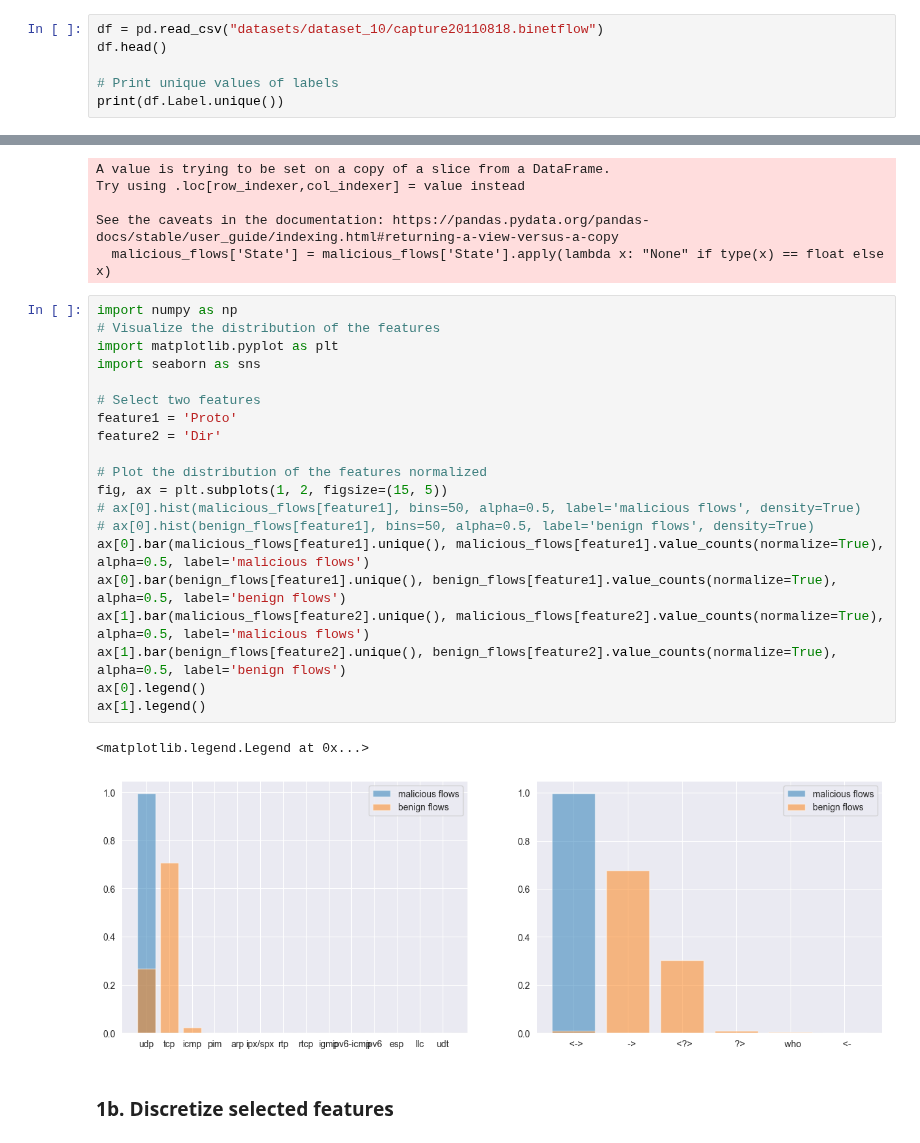
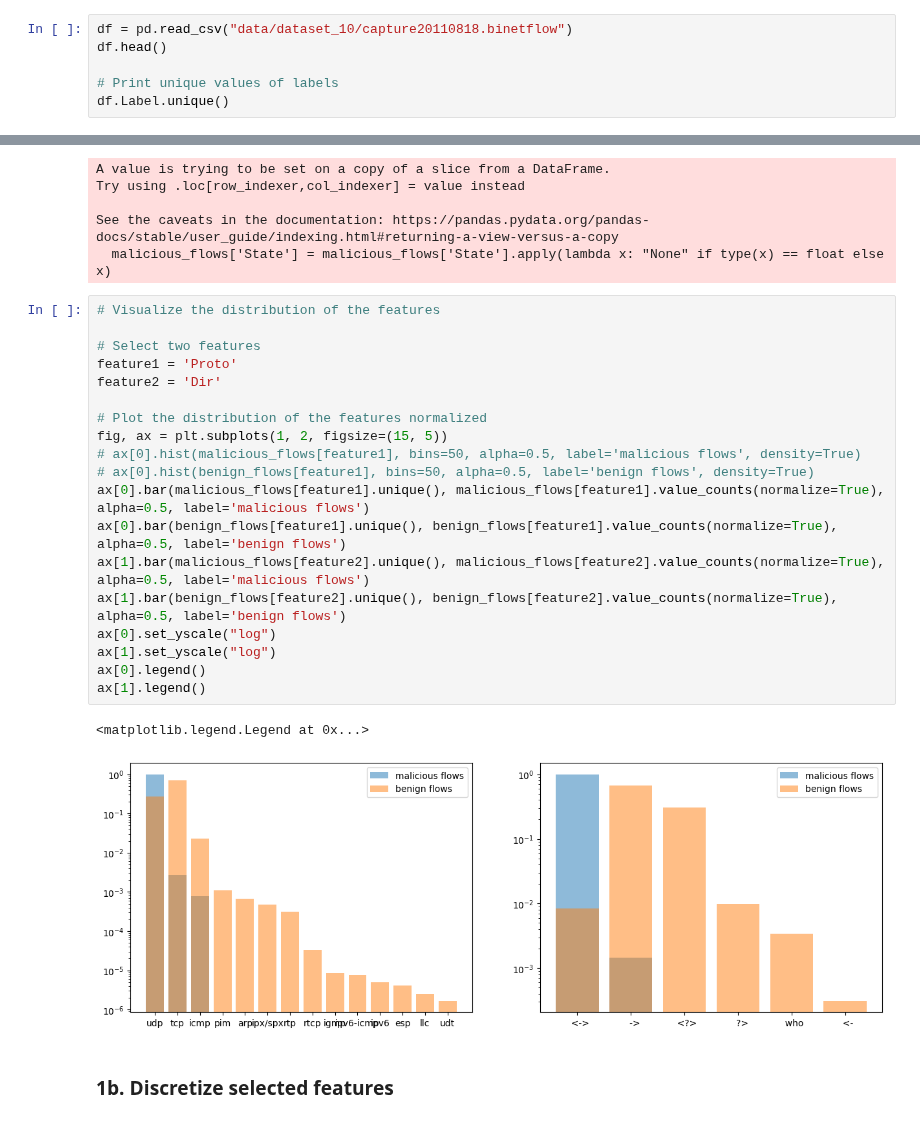
Before and after one commit to kbaran1998/CS4035-cyber-data, a Jupyter notebook: lab3/Lab3.ipynb, the cells around one changed output, grey strips where cells are left out. Cells and saved outputs as stored; diff of their text form.

```diff
--- a/lab3/Lab3.ipynb
+++ b/lab3/Lab3.ipynb
@@ -42,9 +44,9 @@ FileNotFoundError: [Errno 2] No such file or directory: 'Lab1.ipynb'
 # %% [markdown]
 ### 1a. Plot visualizations - Select and visualize two features for modeling the behavior of the infected host.
 # %%
-df = pd.read_csv("datasets/dataset_10/capture20110818.binetflow")
+df = pd.read_csv("data/dataset_10/capture20110818.binetflow")
 df.head()
 
 # Print unique values of labels
-print(df.Label.unique())
+df.Label.unique()
 # %% [output]
@@ -211,27 +229,26 @@ Try using .loc[row_indexer,col_indexer] = value instead
 See the caveats in the documentation: https://pandas.pydata.org/pandas-docs/stable/user_guide/indexing.html#returning-a-view-versus-a-copy
   malicious_flows['State'] = malicious_flows['State'].apply(lambda x: "None" if type(x) == float else x)
 # %%
-import numpy as np
 # Visualize the distribution of the features
-import matplotlib.pyplot as plt
-import seaborn as sns
 
 # Select two features
 feature1 = 'Proto'
 feature2 = 'Dir'
 
 # Plot the distribution of the features normalized
 fig, ax = plt.subplots(1, 2, figsize=(15, 5))
 # ax[0].hist(malicious_flows[feature1], bins=50, alpha=0.5, label='malicious flows', density=True)
 # ax[0].hist(benign_flows[feature1], bins=50, alpha=0.5, label='benign flows', density=True)
 ax[0].bar(malicious_flows[feature1].unique(), malicious_flows[feature1].value_counts(normalize=True), alpha=0.5, label='malicious flows')
 ax[0].bar(benign_flows[feature1].unique(), benign_flows[feature1].value_counts(normalize=True), alpha=0.5, label='benign flows')
 ax[1].bar(malicious_flows[feature2].unique(), malicious_flows[feature2].value_counts(normalize=True), alpha=0.5, label='malicious flows')
 ax[1].bar(benign_flows[feature2].unique(), benign_flows[feature2].value_counts(normalize=True), alpha=0.5, label='benign flows')
+ax[0].set_yscale("log")
+ax[1].set_yscale("log")
 ax[0].legend()
 ax[1].legend()
 # %% [output]
 <matplotlib.legend.Legend at 0x...>
-[figure, old version]
+[figure, new version]
 # %% [markdown]
 ### 1b. Discretize selected features
```
Also changed, not shown: parts of 15 cells of this notebook, 8 other files.
